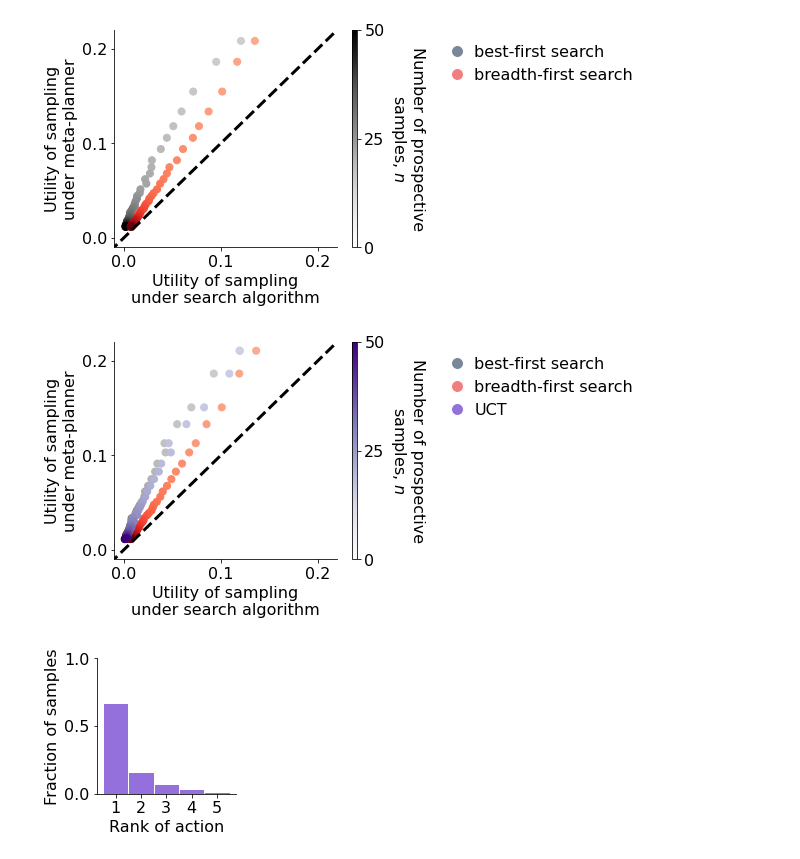
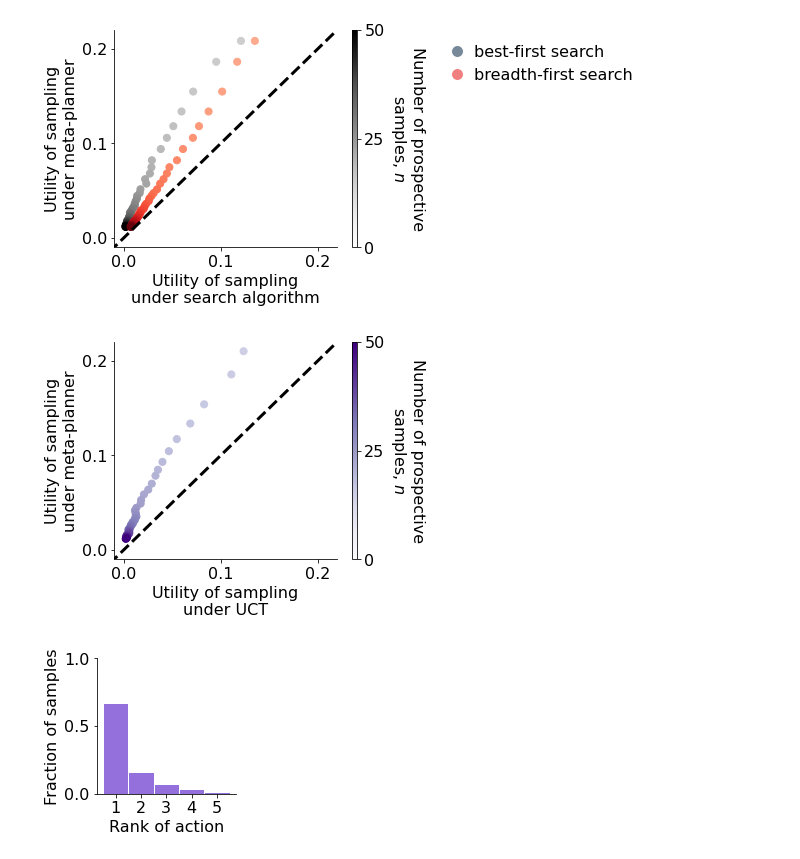
Before and after one commit to ionatankuperwajs/meta-planning, a Jupyter notebook: model_online_action.ipynb, the cells around one changed output. Saved outputs shown, nothing was run; the diff lists cells and outputs as text; code cells hidden in the pictures.

```diff
--- a/model_online_action.ipynb
+++ b/model_online_action.ipynb
@@ -1530,42 +1530,43 @@ purple_cmap = truncate_colormap(cmap, 0.3, 1.0)
 # %%
 fig, ax = plt.subplots(figsize=(4,4))
 
-legend_elements = [Line2D([0], [0], marker='o', ms=12, markerfacecolor='lightslategray', color='w', label='best-first search'),
-                   Line2D([0], [0], marker='o', ms=12, markerfacecolor='lightcoral', color='w', label='breadth-first search'),
-                  Line2D([0], [0], marker='o', ms=12, markerfacecolor='mediumpurple', color='w', label='UCT')]
-ax.legend(handles=legend_elements, frameon = False, bbox_to_anchor=(1.4, 1), loc='upper left', handletextpad=0.1)
+# legend_elements = [Line2D([0], [0], marker='o', ms=12, markerfacecolor='lightslategray', color='w', label='best-first search'),
+#                    Line2D([0], [0], marker='o', ms=12, markerfacecolor='lightcoral', color='w', label='breadth-first search'),
+#                   Line2D([0], [0], marker='o', ms=12, markerfacecolor='mediumpurple', color='w', label='UCT')]
+# ax.legend(handles=legend_elements, frameon = False, bbox_to_anchor=(1.4, 1), loc='upper left', handletextpad=0.1)
 
 T_steps = 51
 T_all = np.arange(1, T_steps, 1)  # number of total time steps to run
 
-ax.scatter(utility_bfs, utility_model, marker='o', s=50, c=T_all,cmap=grey_cmap)
-ax.scatter(utility_breadth, utility_model, marker='o', s=50, c=T_all,cmap=red_cmap)
+# ax.scatter(utility_bfs, utility_model, marker='o', s=50, c=T_all,cmap=grey_cmap)
+# ax.scatter(utility_breadth, utility_model, marker='o', s=50, c=T_all,cmap=red_cmap)
 ax.scatter(utility_uct, utility_model, marker='o', s=50, c=T_all,cmap=purple_cmap)
 
 x = np.linspace(-0.05,0.5,100)
 y = x
 plt.plot(x, y, color='black',linewidth=3,linestyle='--')
 
 ax.spines['top'].set_visible(False)
 ax.spines['right'].set_visible(False)
 ax.set_xlim(-0.01,0.22)
 ax.set_ylim(-0.01,0.22)
 ax.set_xticks(np.arange(0, 0.22, 0.1))
 ax.set_yticks(np.arange(0, 0.22, 0.1))
 plt.ylabel('Utility of sampling\nunder meta-planner')
-plt.xlabel('Utility of sampling\nunder search algorithm')
+plt.xlabel('Utility of sampling\nunder UCT')
+# plt.xlabel('Utility of sampling\nunder search algorithm')
 
 # Create colorbar
 
 cax = fig.add_axes([ax.get_position().x1+0.05,ax.get_position().y0,0.02,ax.get_position().height])
 cb = plt.colorbar(mpl.cm.ScalarMappable(cmap='Purples'), cax=cax, orientation='vertical')
 cb.set_ticks([0,0.5,1.0])
 cb.set_ticklabels([0,25,50])
 cb.set_label('Number of prospective\nsamples, $n$',rotation=-90, va="bottom")
 
 # plt.savefig('S6B.png', format='png', dpi=1000,bbox_inches = 'tight')
 # %% [output]
-[figure, old version]
+[figure, new version]
 # %%
 # Set parameters
 num_actions = 5
```
Also changed, not shown: parts of 1 cell of this notebook.
